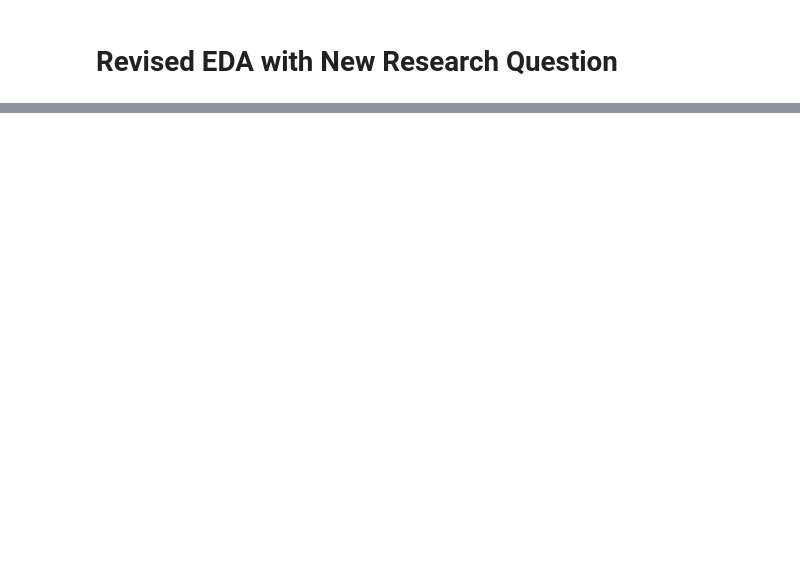
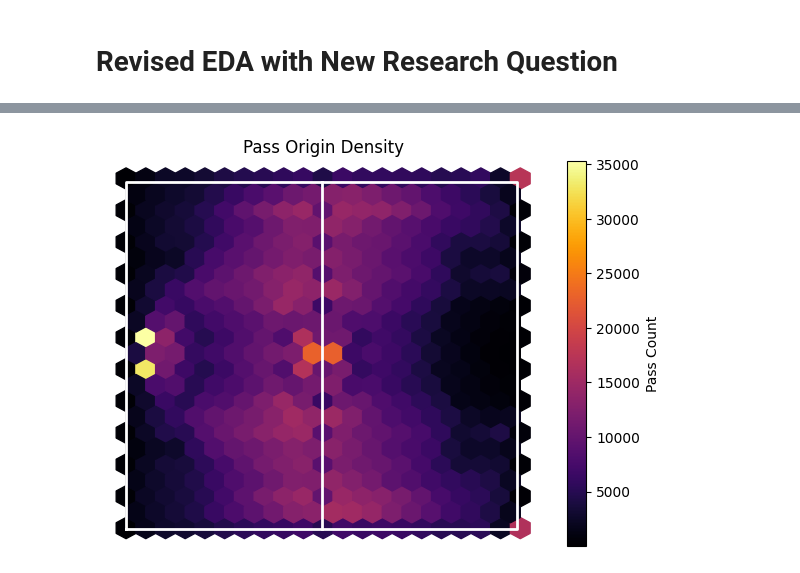
Before and after one commit to spatel601/soccer-analytics-capstone-template, a Jupyter notebook: eda/EDA.ipynb, the cells around one changed output, grey strips where cells are left out. Saved outputs shown, nothing was run; the diff lists cells and outputs as text; code cells hidden in the pictures; blank space fills up the shorter version.

```diff
--- a/eda/EDA.ipynb
+++ b/eda/EDA.ipynb
@@ -528,0 +668,18 @@ Considering the low overlap in StatsBomb and Polymarket data, the revised analys
+# %%
+# Plot for pass origin density
+locs = events.filter(pl.col("type") == "Pass").select(["location_x", "location_y"])
+x = locs["location_x"].drop_nans().drop_nulls().to_list()
+y = locs["location_y"].drop_nans().drop_nulls().to_list()
+
+plt.figure(figsize=(7, 5))
+hb = plt.hexbin(x, y, gridsize=20, cmap='inferno', mincnt=1)
+plt.colorbar(hb, label='Pass Count')
+
+# Overlay Pitch Lines
+plt.plot([0, 120, 120, 0, 0], [0, 0, 80, 80, 0], color="white", lw=2) # Pitch outline
+plt.plot([60, 60], [0, 80], color="white", lw=2) # Halfway line
+plt.title("Pass Origin Density")
+plt.axis('off')
+plt.show()
+# %% [output]
+[figure, added]
```
Also changed, not shown: parts of 24 cells of this notebook, 1 other file.
